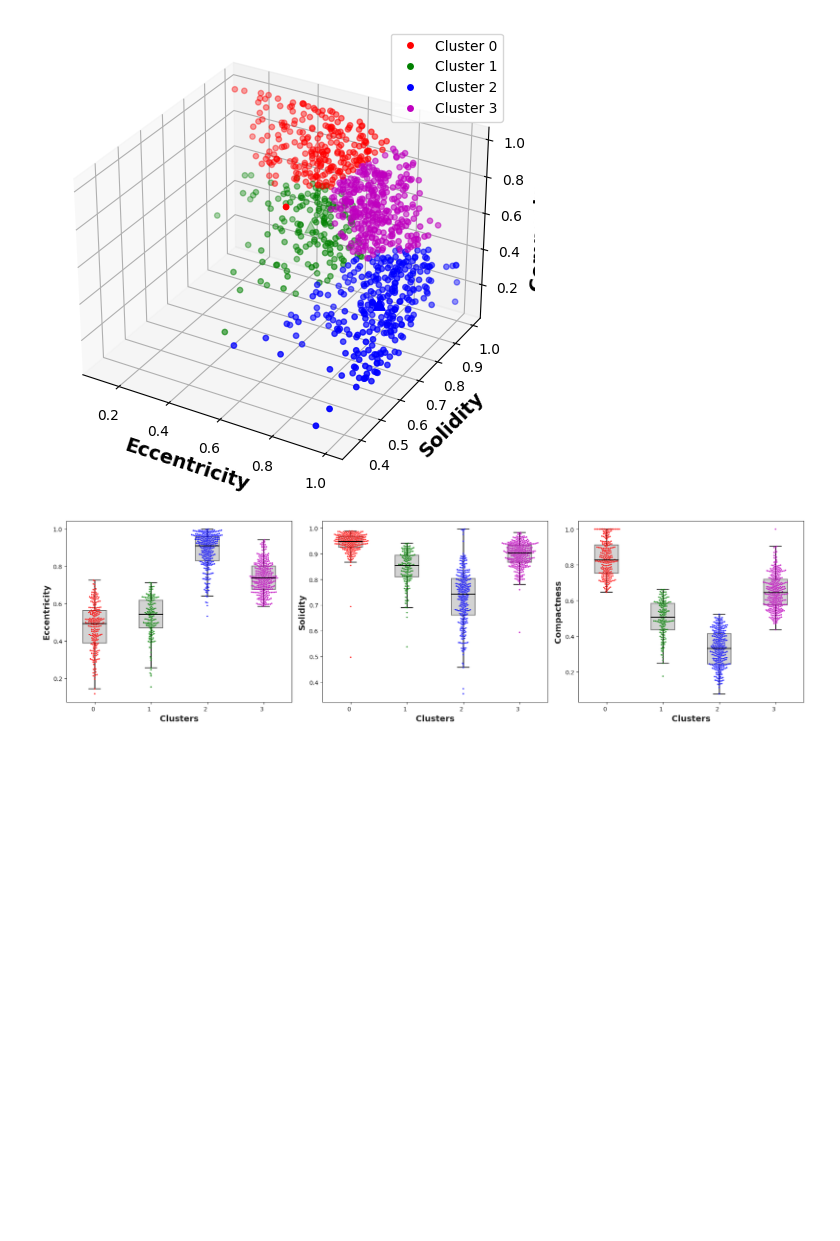
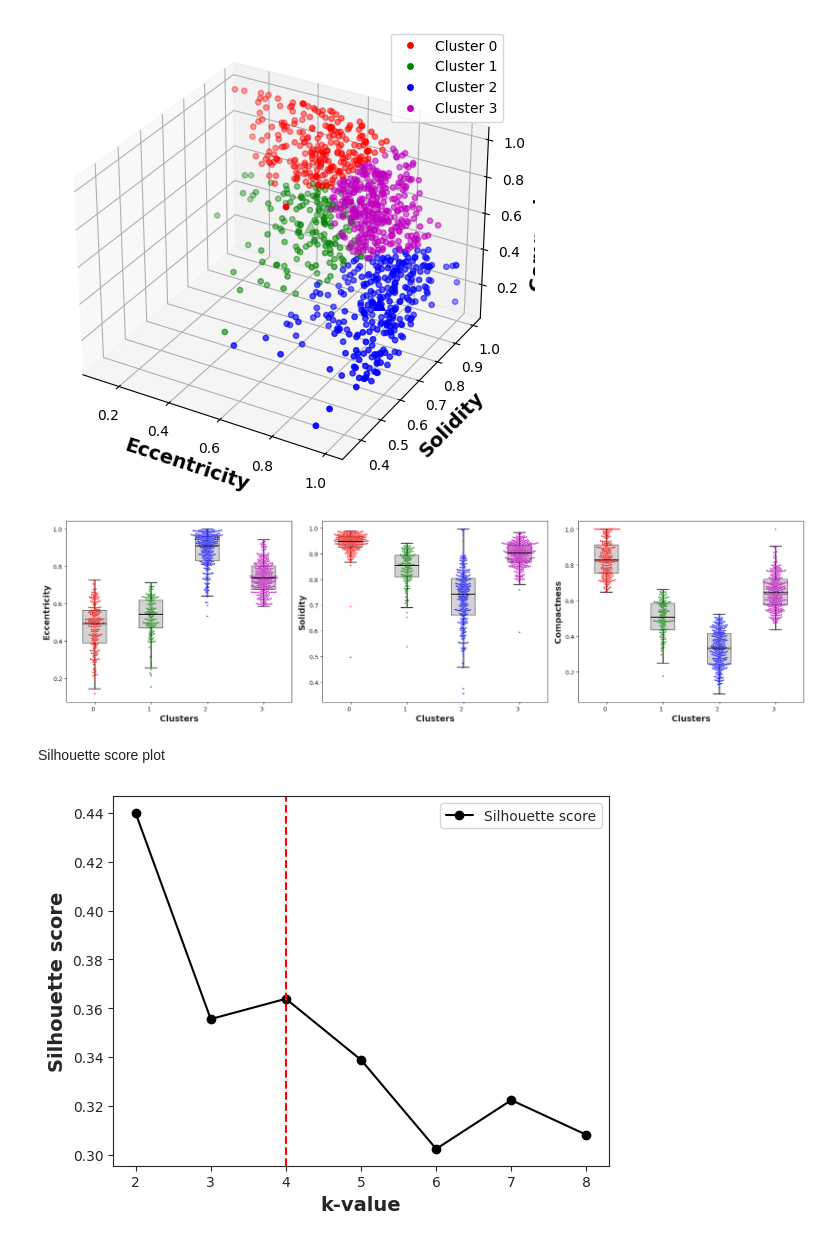
Before and after one commit to Gomez-Lab/CellAnalysis, a Jupyter notebook: Morphological_Parameters_Clustering.ipynb, the cells around one changed output. Saved outputs shown, nothing was run; the diff lists cells and outputs as text; code cells hidden in the pictures; blank space fills up the shorter version.

```diff
--- a/Morphological_Parameters_Clustering.ipynb
+++ b/Morphological_Parameters_Clustering.ipynb
@@ -179,3 +179,33 @@ plt.tight_layout()
 plt.show()
 # %% [output]
 [figure]
+# %% [markdown]
+Silhouette score plot
+# %%
+## to find the optimal k-value
+from sklearn.cluster import KMeans
+from sklearn.metrics import silhouette_score
+from sklearn import metrics
+from scipy.spatial.distance import cdist
+import numpy as np
+
+sil = []
+kmax = 8
+
+
+all_df = columns[['ecc','sol','cmp']]
+# dissimilarity would not be defined for a single cluster, thus, minimum number of clusters should be 2
+for k in range(2, kmax+1):
+  kmeans = KMeans(n_clusters = k).fit(all_df)
+  labels = kmeans.labels_
+  sil.append(silhouette_score(all_df, labels, metric = 'euclidean'))
+
+
+plt.plot(range(2, kmax+1), sil, 'ko-',label="Silhouette score")
+plt.xlabel('k-value',fontweight="bold",fontsize="14")
+plt.ylabel('Silhouette score',fontweight="bold",fontsize="14")
+plt.legend()
+plt.axvline(x=4, color="red", linestyle="--")
+plt.show()
+# %% [output]
+[figure, added]
```
Also changed, not shown: parts of 2 cells of this notebook.
